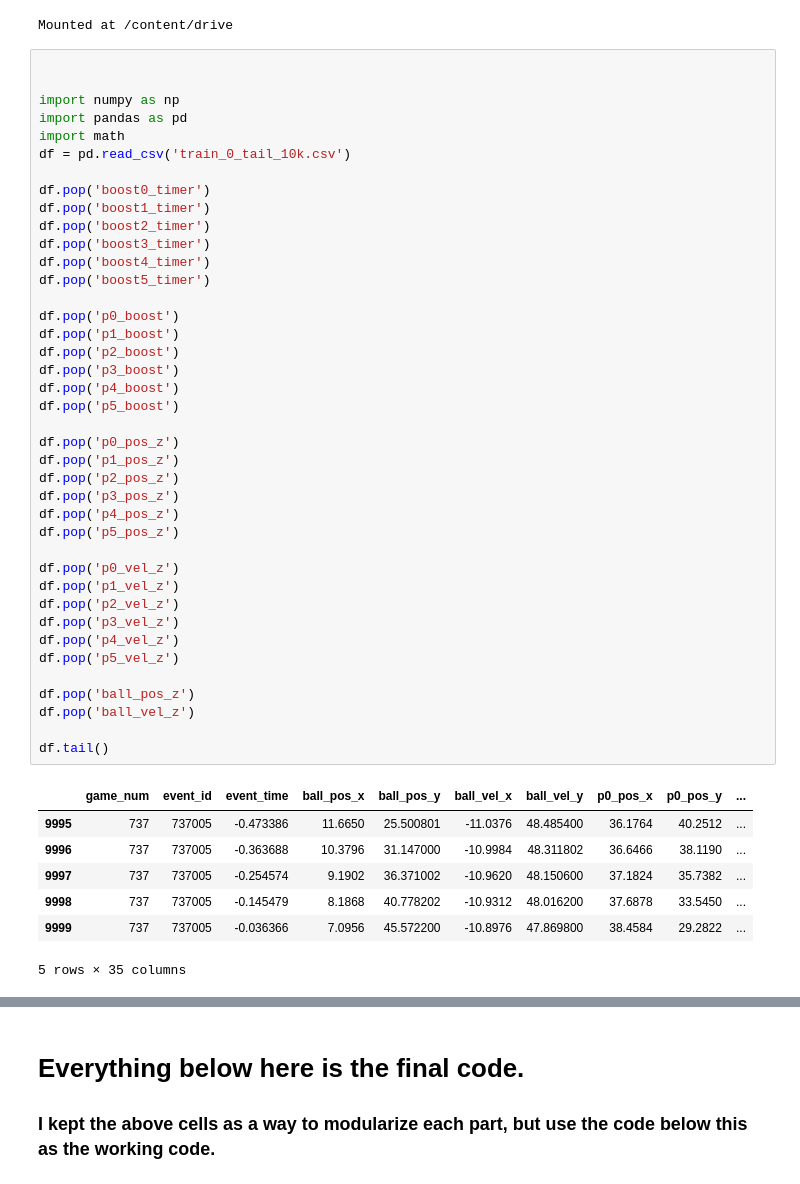
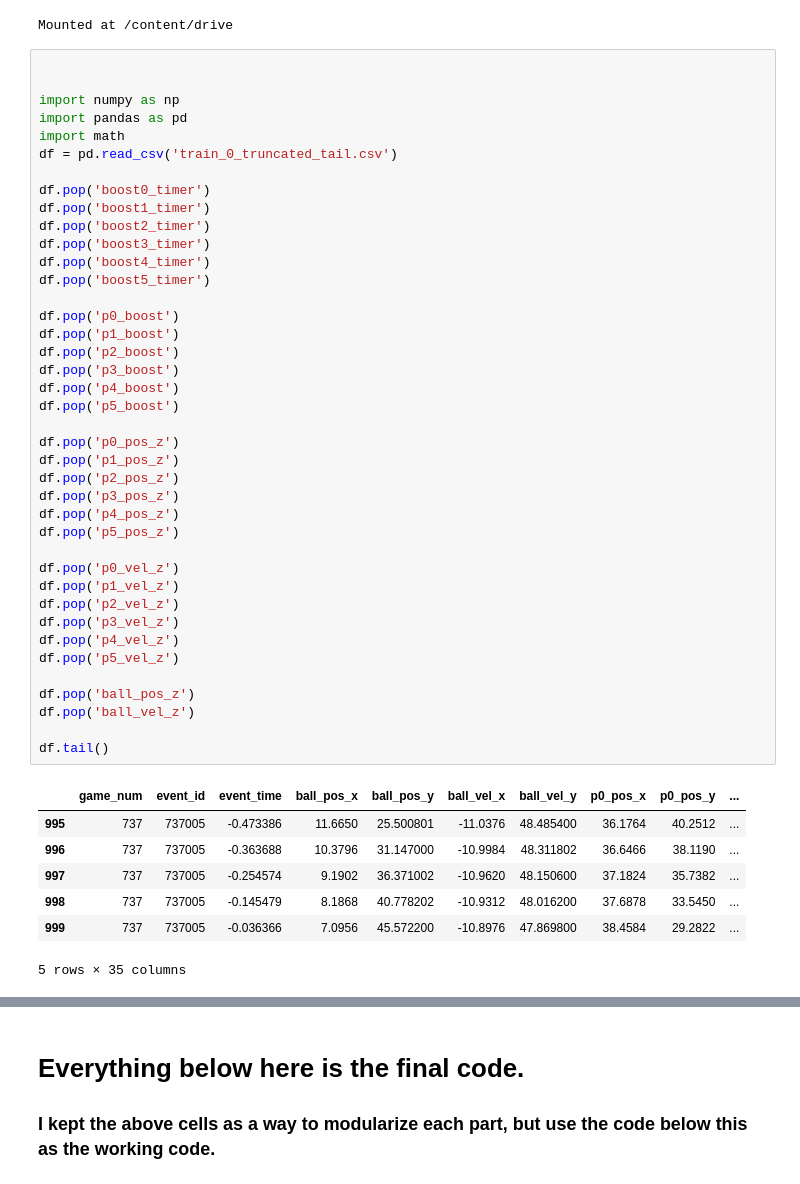
Before and after one commit to Akshayjuyal/AML_project_Tabular_Playground, a Jupyter notebook: rocketLeagePredictorNB.ipynb, the cells around one changed output, grey strips where cells are left out. Cells and saved outputs as stored; diff of their text form.

```diff
--- a/rocketLeagePredictorNB.ipynb
+++ b/rocketLeagePredictorNB.ipynb
@@ -9,7 +9,7 @@ Mounted at /content/drive
 import numpy as np
 import pandas as pd
 import math
-df = pd.read_csv('train_0_tail_10k.csv')
+df = pd.read_csv('train_0_truncated_tail.csv')
 
 df.pop('boost0_timer')
 df.pop('boost1_timer')
@@ -18,38 +18,38 @@ df.pop('boost3_timer')
 df.pop('boost4_timer')
 df.pop('boost5_timer')
 
 df.pop('p0_boost')
 df.pop('p1_boost')
 df.pop('p2_boost')
 df.pop('p3_boost')
 df.pop('p4_boost')
 df.pop('p5_boost')
 
 df.pop('p0_pos_z')
 df.pop('p1_pos_z')
 df.pop('p2_pos_z')
 df.pop('p3_pos_z')
 df.pop('p4_pos_z')
 df.pop('p5_pos_z')
 
 df.pop('p0_vel_z')
 df.pop('p1_vel_z')
 df.pop('p2_vel_z')
 df.pop('p3_vel_z')
 df.pop('p4_vel_z')
 df.pop('p5_vel_z')
 
 df.pop('ball_pos_z')
 df.pop('ball_vel_z')
 
 df.tail()
 # %% [output]
 |  | game_num | event_id | event_time | ball_pos_x | ball_pos_y | ball_vel_x | ball_vel_y | p0_pos_x | p0_pos_y | ... |
-| 9995 | 737 | 737005 | -0.473386 | 11.6650 | 25.500801 | -11.0376 | 48.485400 | 36.1764 | 40.2512 | ... |
-| 9996 | 737 | 737005 | -0.363688 | 10.3796 | 31.147000 | -10.9984 | 48.311802 | 36.6466 | 38.1190 | ... |
-| 9997 | 737 | 737005 | -0.254574 | 9.1902 | 36.371002 | -10.9620 | 48.150600 | 37.1824 | 35.7382 | ... |
-| 9998 | 737 | 737005 | -0.145479 | 8.1868 | 40.778202 | -10.9312 | 48.016200 | 37.6878 | 33.5450 | ... |
-| 9999 | 737 | 737005 | -0.036366 | 7.0956 | 45.572200 | -10.8976 | 47.869800 | 38.4584 | 29.2822 | ... |
+| 995 | 737 | 737005 | -0.473386 | 11.6650 | 25.500801 | -11.0376 | 48.485400 | 36.1764 | 40.2512 | ... |
+| 996 | 737 | 737005 | -0.363688 | 10.3796 | 31.147000 | -10.9984 | 48.311802 | 36.6466 | 38.1190 | ... |
+| 997 | 737 | 737005 | -0.254574 | 9.1902 | 36.371002 | -10.9620 | 48.150600 | 37.1824 | 35.7382 | ... |
+| 998 | 737 | 737005 | -0.145479 | 8.1868 | 40.778202 | -10.9312 | 48.016200 | 37.6878 | 33.5450 | ... |
+| 999 | 737 | 737005 | -0.036366 | 7.0956 | 45.572200 | -10.8976 | 47.869800 | 38.4584 | 29.2822 | ... |
 5 rows × 35 columns
 # %%
 # event x_a1 - ball closer to team A goal
```
Also changed, not shown: parts of 6 cells of this notebook, 3 other files.
